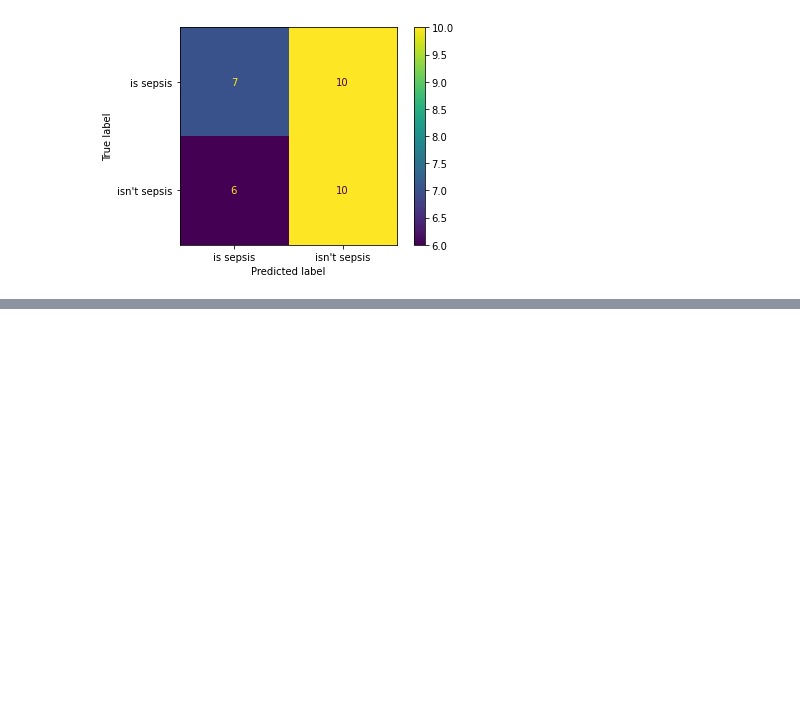
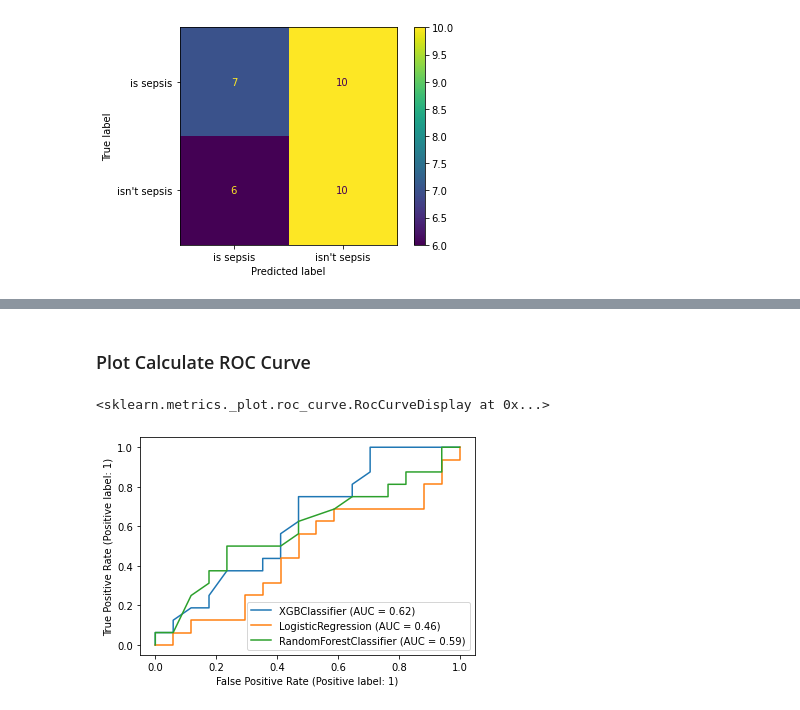
Before and after one commit to zengjilie/sepsis-prediction, a Jupyter notebook: main.ipynb, the cells around one changed output, grey strips where cells are left out. Drawn from its saved outputs; the diff is of its cells as text; code cells hidden in the pictures; blank space fills up the shorter version.

```diff
--- a/main.ipynb
+++ b/main.ipynb
@@ -299,0 +359,9 @@ plot_confusion_matrix(clf_lr,
+# %% [markdown]
+### Plot Calculate ROC Curve
+# %%
+disp = plot_roc_curve(clf_xgb, X_test, y_test)
+plot_roc_curve(clf_lr, X_test, y_test, ax=disp.ax_)
+plot_roc_curve(clf_rf, X_test, y_test, ax=disp.ax_)
+# %% [output]
+<sklearn.metrics._plot.roc_curve.RocCurveDisplay at 0x...>
+[figure, added]
```
Also changed, not shown: parts of 31 cells of this notebook.
